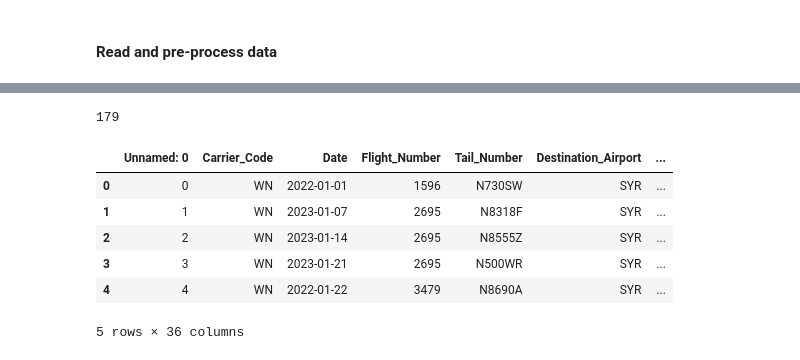
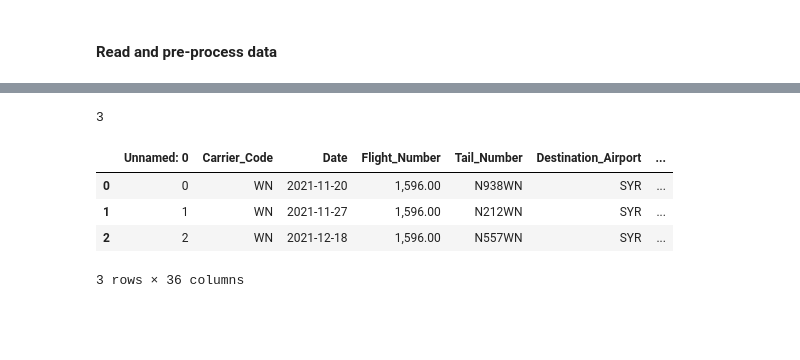
Before and after one commit to melvin1117/flight-predictions, a Jupyter notebook: data_merging.ipynb, the cells around one changed output, grey strips where cells are left out. Cells and saved outputs as stored; diff of their text form; code cells hidden in the pictures; blank space fills up the shorter version.

Commit message:
added 2020-2021 flight data

```diff
--- a/data_merging.ipynb
+++ b/data_merging.ipynb
@@ -291,13 +275,11 @@ merged_df.to_csv('flight_data\mco_syr_sw_22_23.csv')
 # %%
-new_df = pd.read_csv('flight_data\mco_syr_sw_22_23.csv')
+new_df = pd.read_csv('flight_data\mco_syr_sw_20_21.csv')
 len(new_df)
 new_df.head()
 # %% [output]
-179
+3
 |  | Unnamed: 0 | Carrier_Code | Date | Flight_Number | Tail_Number | Destination_Airport | ... |
-| 0 | 0 | WN | 2022-01-01 | 1596 | N730SW | SYR | ... |
-| 1 | 1 | WN | 2023-01-07 | 2695 | N8318F | SYR | ... |
-| 2 | 2 | WN | 2023-01-14 | 2695 | N8555Z | SYR | ... |
-| 3 | 3 | WN | 2023-01-21 | 2695 | N500WR | SYR | ... |
-| 4 | 4 | WN | 2022-01-22 | 3479 | N8690A | SYR | ... |
+| 0 | 0 | WN | 2021-11-20 | 1,596.00 | N938WN | SYR | ... |
+| 1 | 1 | WN | 2021-11-27 | 1,596.00 | N212WN | SYR | ... |
+| 2 | 2 | WN | 2021-12-18 | 1,596.00 | N557WN | SYR | ... |
-5 rows × 36 columns
+3 rows × 36 columns
```
Also changed, not shown: parts of 20 cells of this notebook, 18 other files.
